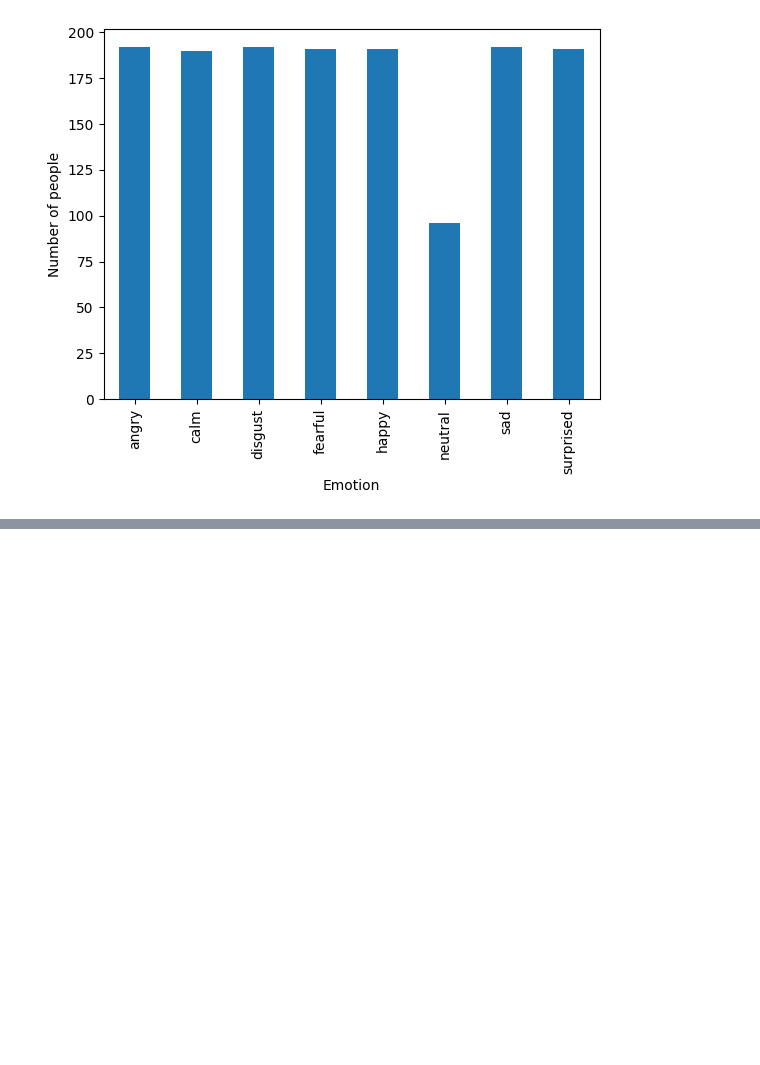
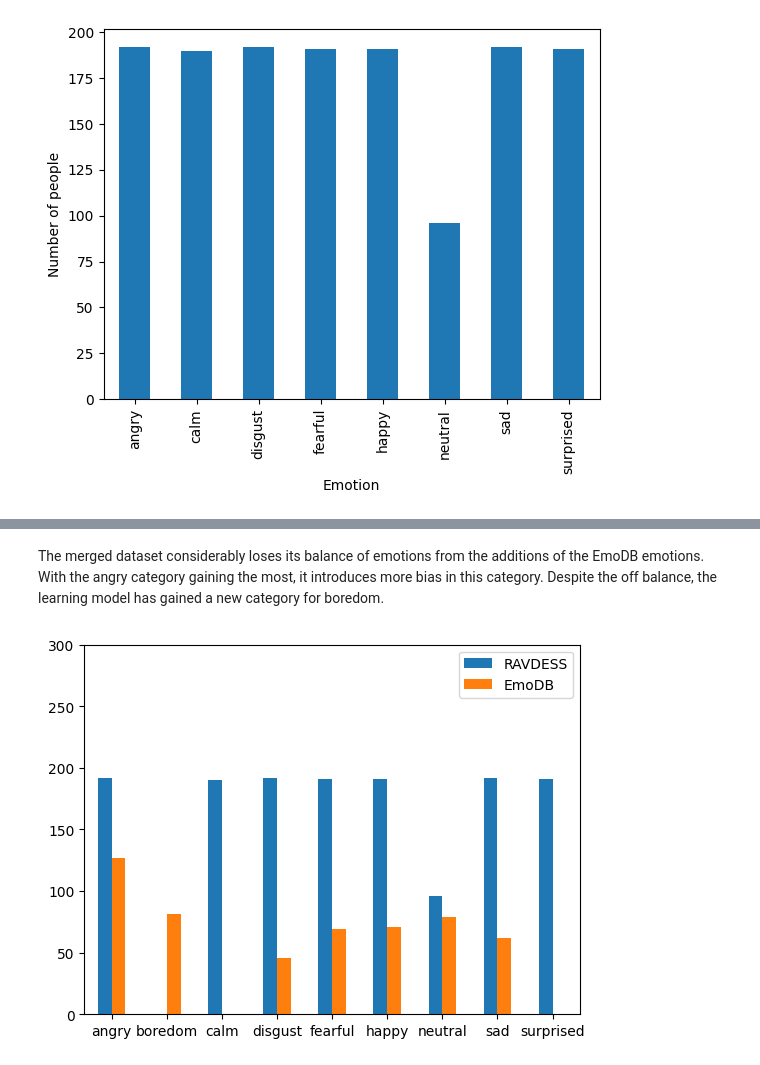
Before and after one commit to SorrenJ/Week-2_Data_Preprocessing, a Jupyter notebook: Week_2_Data_Preprocessing.ipynb, the cells around one changed output, grey strips where cells are left out. Cells and saved outputs as stored; diff of their text form; code cells hidden in the pictures; blank space fills up the shorter version.

```diff
--- a/Week_2_Data_Preprocessing.ipynb
+++ b/Week_2_Data_Preprocessing.ipynb
@@ -1230,0 +1295,16 @@ py.show()
+# %% [markdown]
+The merged dataset considerably loses its balance of emotions from the additions of the EmoDB emotions.  With the angry category gaining the most, it introduces more bias in this category. Despite the off balance, the learning model has gained a new category for boredom.
+# %%
+import matplotlib.pyplot as py
+import seaborn as sea
+
+ravdess = ravdess_df.groupby('Emotion').size()
+emodb = emodb_df.groupby('Emotion').size()
+
+index = ['angry', 'boredom', 'calm', 'disgust','fearful','happy', 'neutral', 'sad', 'surprised']
+df = pd.DataFrame({'RAVDESS':ravdess,
+                   'EmoDB':emodb}, index=index)
+
+ax = df.plot.bar(rot=0, ylim=(0, 300))
+# %% [output]
+[figure, added]
```
Also changed, not shown: parts of 10 cells of this notebook.
